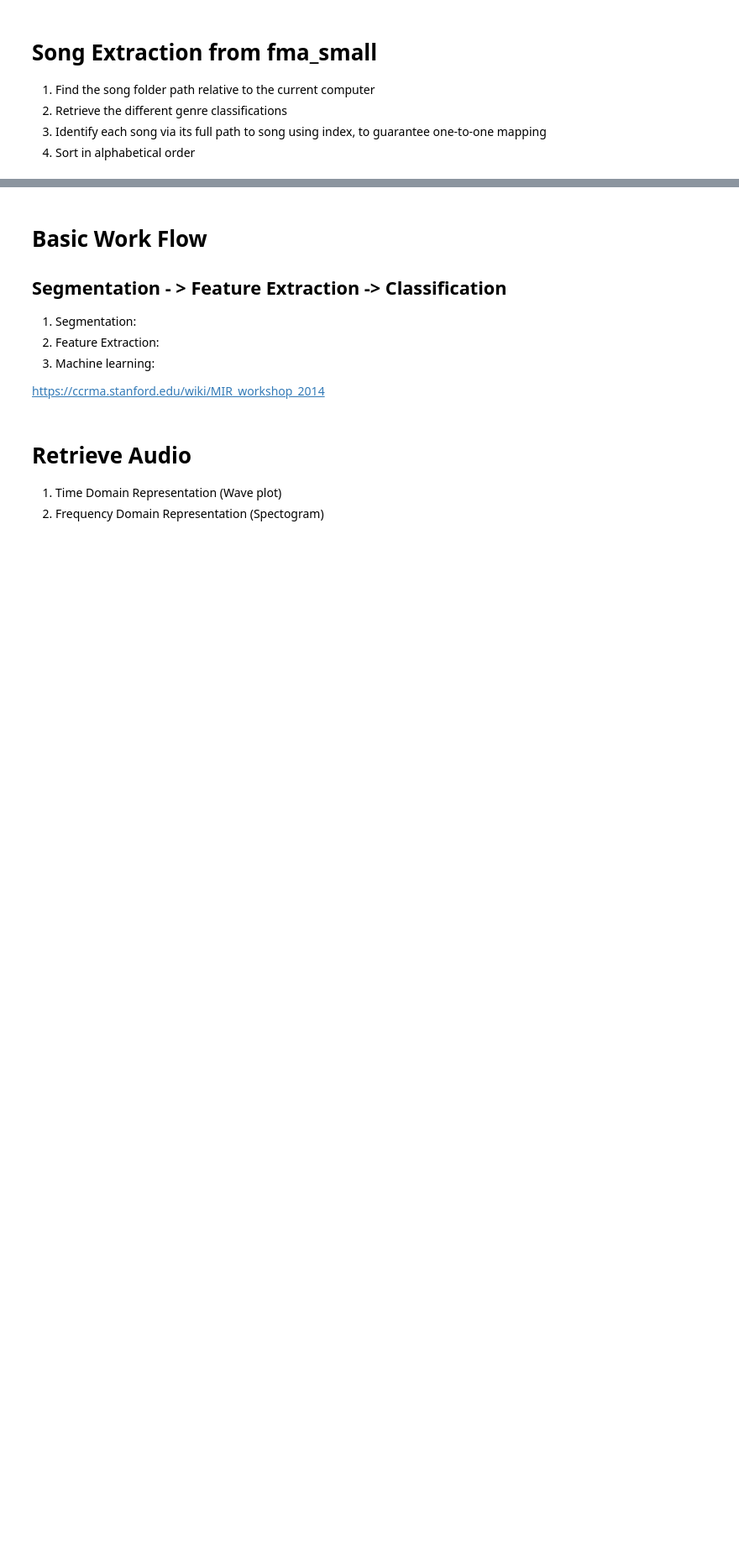
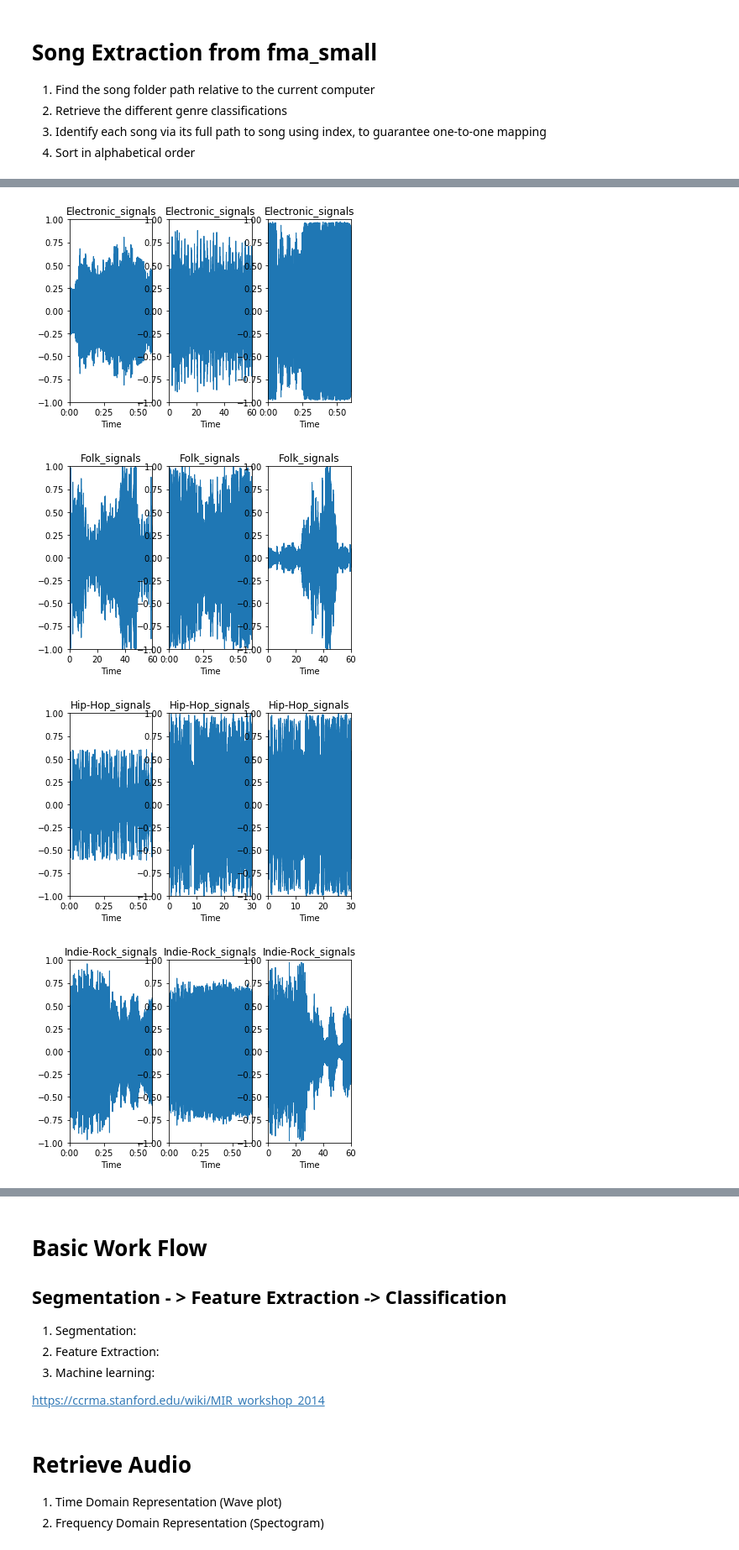
Before and after one commit to Chibukach/mir-fma, a Jupyter notebook: Song and Feature Extraction.ipynb, the cells around one changed output, grey strips where cells are left out. Shown at 84% size. Drawn from its saved outputs; the diff is of its cells as text; code cells hidden in the pictures; blank space fills up the shorter version.

```diff
--- a/Song and Feature Extraction.ipynb
+++ b/Song and Feature Extraction.ipynb
@@ -124,7 +161,7 @@ for genre_path_name,genre_paths in paths_dict.items():
     try:
         first_three = genre_paths[:num_of_songs]
         genre_signals_dict[genre_signals] = [
-        librosa.load(p,sr=sampling_rate,mono=True)[0] for p in first_three]
+        load(p,sr=None)[0] for p in first_three]
     except IOError as exc:
         print("Unable to locate folder")
         #raise IOError("%s: %s" % (genre_paths, exc.strerror))
@@ -135,12 +176,17 @@ print("{'Electronic_signals:[array_of_all_electronic_paths]}")
 # %%
 #plot the time series for each song according to the genres
 
 #sig_lengths = []
 for genre_signal_name,genre_signals in genre_signals_dict.items():
     for i, sig_amp in enumerate(genre_signals):
         plt.subplot(1, num_of_songs, i+1)
 #        sig_lengths.append(len(sig_amp))
-        librosa.display.waveplot(sig_amp)
+        waveplot(sig_amp)
         plt.ylim(-1, 1)
         plt.title(genre_signal_name)
     plt.figure()
+# %% [output]
+[figure, added]
+[figure, added]
+[figure, added]
+[figure, added]
```
Also changed, not shown: parts of 20 cells of this notebook, 3 other files.
